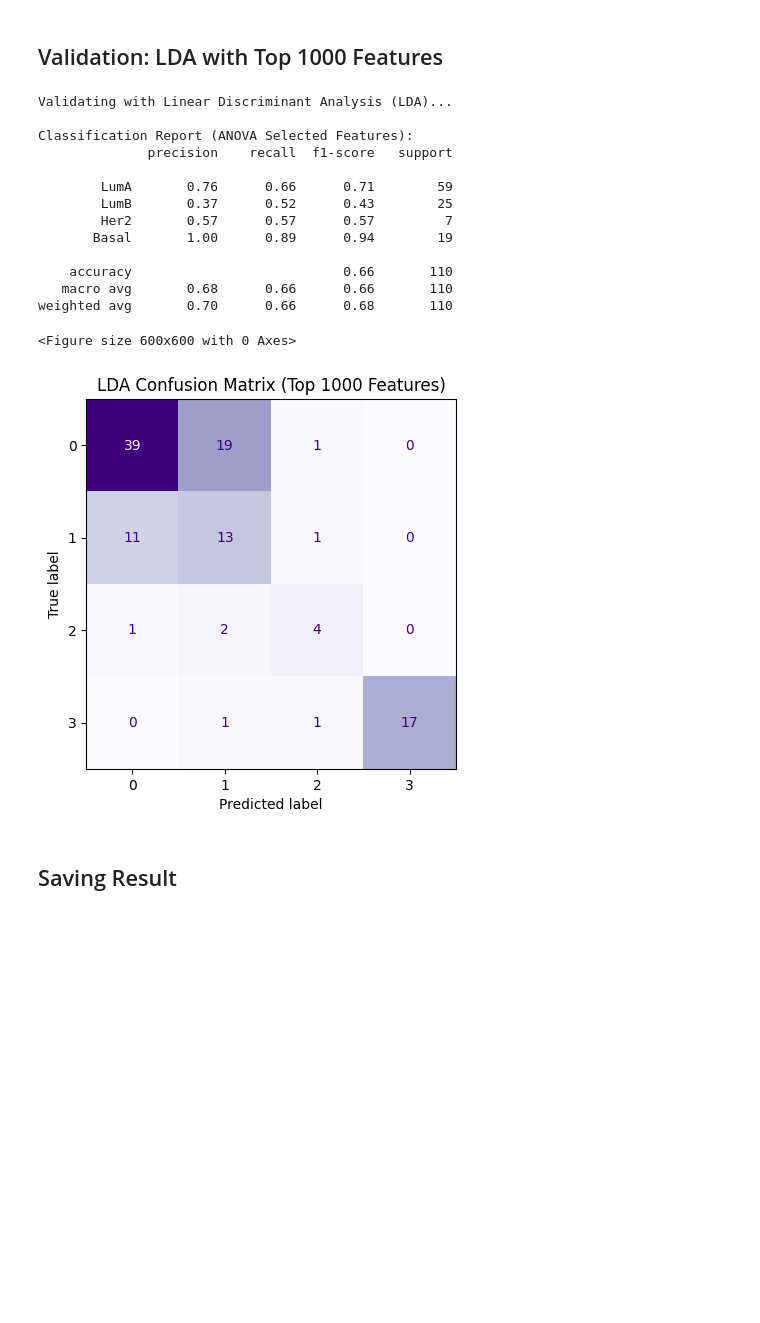
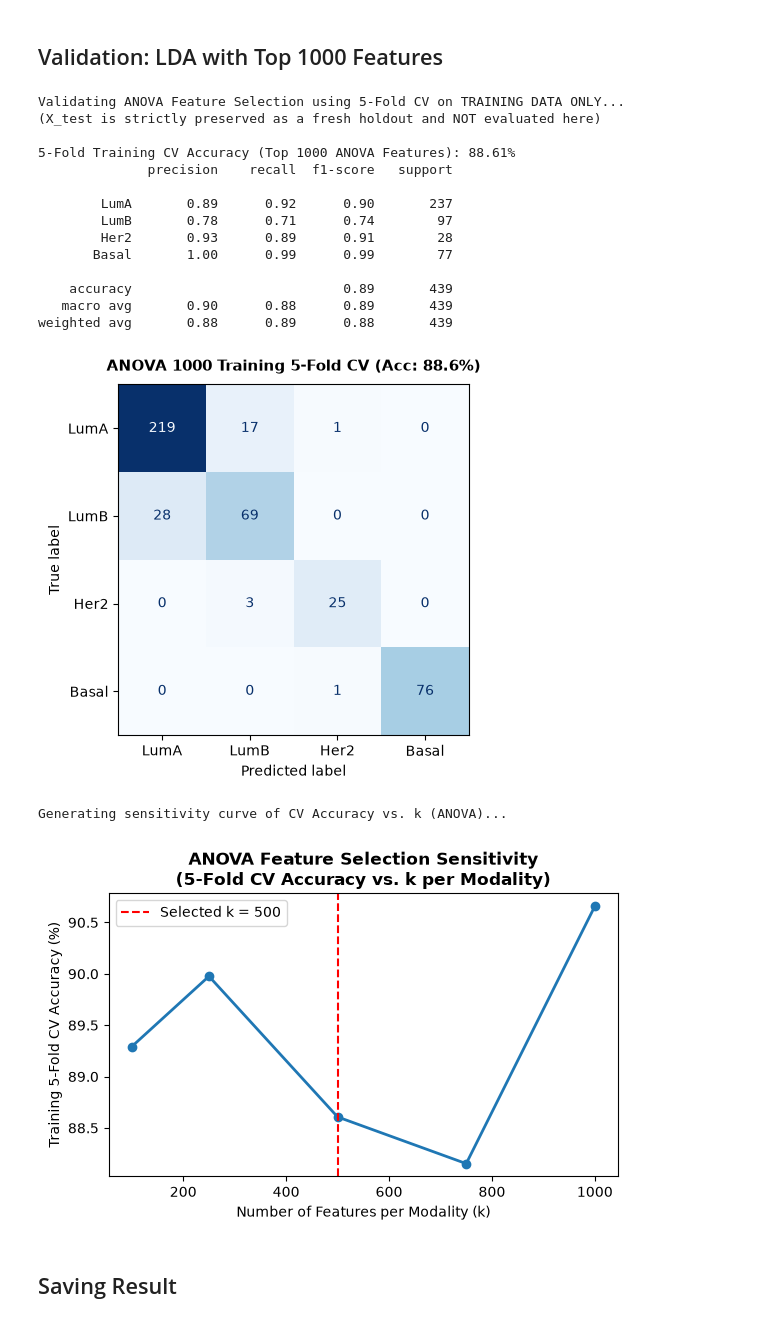
Before and after one commit to Shayan-Nami/Breast-Cancer-MultiOmics, a Jupyter notebook: notebooks/Feature Selection_2.ipynb, the cells around one changed output. Saved outputs shown, nothing was run; the diff lists cells and outputs as text; code cells hidden in the pictures; blank space fills up the shorter version.

```diff
--- a/notebooks/Feature Selection_2.ipynb
+++ b/notebooks/Feature Selection_2.ipynb
@@ -42,16 +34,15 @@ print("✅ IO Functions Ready.")
 print("Loading variance-filtered data from '../outputs/'...")
 
 try:
-
     X_train_rna = load_object('X_train_rna_var')
     X_test_rna = load_object('X_test_rna_var')
     feat_indices_rna_var = load_object('feat_indices_rna_var')
-
+    feat_names_rna_var = load_object('feat_names_rna_var')
 
     X_train_meth = load_object('X_train_meth_var')
     X_test_meth = load_object('X_test_meth_var')
     feat_indices_meth_var = load_object('feat_indices_meth_var')
-
+    feat_names_meth_var = load_object('feat_names_meth_var')
 
     y_train = load_object('y_train')
     y_test = load_object('y_test')
@@ -108,39 +97,63 @@ Selecting Top 500 Methylation Features using ANOVA...
 # %% [markdown]
 ## Validation: LDA with Top 1000 Features
 # %%
-print("Validating with Linear Discriminant Analysis (LDA)...")
+print('Validating ANOVA Feature Selection using 5-Fold CV on TRAINING DATA ONLY...')
+print('(X_test is strictly preserved as a fresh holdout and NOT evaluated here)')
 
 X_train_combined = np.hstack((X_train_rna_anova, X_train_meth_anova))
-X_test_combined = np.hstack((X_test_rna_anova, X_test_meth_anova))
+cv = StratifiedKFold(n_splits=5, shuffle=True, random_state=42)
+lda = LinearDiscriminantAnalysis(solver='lsqr', shrinkage='auto')
 
-lda = LinearDiscriminantAnalysis()
-lda.fit(X_train_combined, y_train)
+oof_preds = cross_val_predict(lda, X_train_combined, np.asarray(y_train).ravel(), cv=cv)
+cv_acc = accuracy_score(np.asarray(y_train).ravel(), oof_preds)
+target_names = ['LumA', 'LumB', 'Her2', 'Basal']
 
-y_pred = lda.predict(X_test_combined)
+print(f'\n5-Fold Training CV Accuracy (Top 1000 ANOVA Features): {cv_acc*100:.2f}%')
+print(classification_report(np.asarray(y_train).ravel(), oof_preds, target_names=target_names))
 
-print("\nClassification Report (ANOVA Selected Features):")
-print(classification_report(y_test, y_pred, target_names=['LumA', 'LumB', 'Her2', 'Basal']))
+fig, ax = plot_confusion_matrix(y_train, oof_preds, target_names, f'ANOVA 1000 Training 5-Fold CV (Acc: {cv_acc*100:.1f}%)')
+plt.show()
 
-plt.figure(figsize=(6, 6))
-ConfusionMatrixDisplay.from_predictions(y_test, y_pred, cmap='Purples', colorbar=False)
-plt.title(f"LDA Confusion Matrix (Top {K_RNA+K_METH} Features)")
+# Sensitivity Analysis: Empirical justification of K=500 per modality
+print('\nGenerating sensitivity curve of CV Accuracy vs. k (ANOVA)...')
+k_candidates = [100, 250, 500, 750, 1000]
+k_accs = []
+y_tr_arr = np.asarray(y_train).ravel()
+for k_cand in k_candidates:
+    s_r = SelectKBest(f_classif, k=k_cand).fit_transform(X_train_rna, y_tr_arr)
+    s_m = SelectKBest(f_classif, k=k_cand).fit_transform(X_train_meth, y_tr_arr)
+    s_comb = np.hstack((s_r, s_m))
+    lda_k = LinearDiscriminantAnalysis(solver='lsqr', shrinkage='auto')
+    fold_scores = [lda_k.fit(s_comb[t], y_tr_arr[t]).score(s_comb[v], y_tr_arr[v]) for t, v in cv.split(s_comb, y_tr_arr)]
+    k_accs.append(np.mean(fold_scores))
+
+fig, ax = plt.subplots(figsize=(6, 4))
+ax.plot(k_candidates, [s * 100 for s in k_accs], marker='o', color='#1f77b4', linewidth=2)
+ax.axvline(x=500, color='red', linestyle='--', label='Selected k = 500')
+ax.set_title('ANOVA Feature Selection Sensitivity\n(5-Fold CV Accuracy vs. k per Modality)', fontweight='bold')
+ax.set_xlabel('Number of Features per Modality (k)')
+ax.set_ylabel('Training 5-Fold CV Accuracy (%)')
+ax.legend()
+plt.tight_layout()
 plt.show()
 # %% [output]
-Validating with Linear Discriminant Analysis (LDA)...
+Validating ANOVA Feature Selection using 5-Fold CV on TRAINING DATA ONLY...
+(X_test is strictly preserved as a fresh holdout and NOT evaluated here)
 
-Classification Report (ANOVA Selected Features):
+5-Fold Training CV Accuracy (Top 1000 ANOVA Features): 88.61%
               precision    recall  f1-score   support
 
-        LumA       0.76      0.66      0.71        59
-        LumB       0.37      0.52      0.43        25
-        Her2       0.57      0.57      0.57         7
-       Basal       1.00      0.89      0.94        19
+        LumA       0.89      0.92      0.90       237
+        LumB       0.78      0.71      0.74        97
+        Her2       0.93      0.89      0.91        28
+       Basal       1.00      0.99      0.99        77
 
-    accuracy                           0.66       110
-   macro avg       0.68      0.66      0.66       110
-weighted avg       0.70      0.66      0.68       110
+    accuracy                           0.89       439
+   macro avg       0.90      0.88      0.89       439
+weighted avg       0.88      0.89      0.88       439
+[figure, new version]
-<Figure size 600x600 with 0 Axes>
+Generating sensitivity curve of CV Accuracy vs. k (ANOVA)...
-[figure, old version]
+[figure, added]
 # %% [markdown]
 ## Saving Result
 # %%
```
Also changed, not shown: parts of 6 cells of this notebook, 7 other files.
